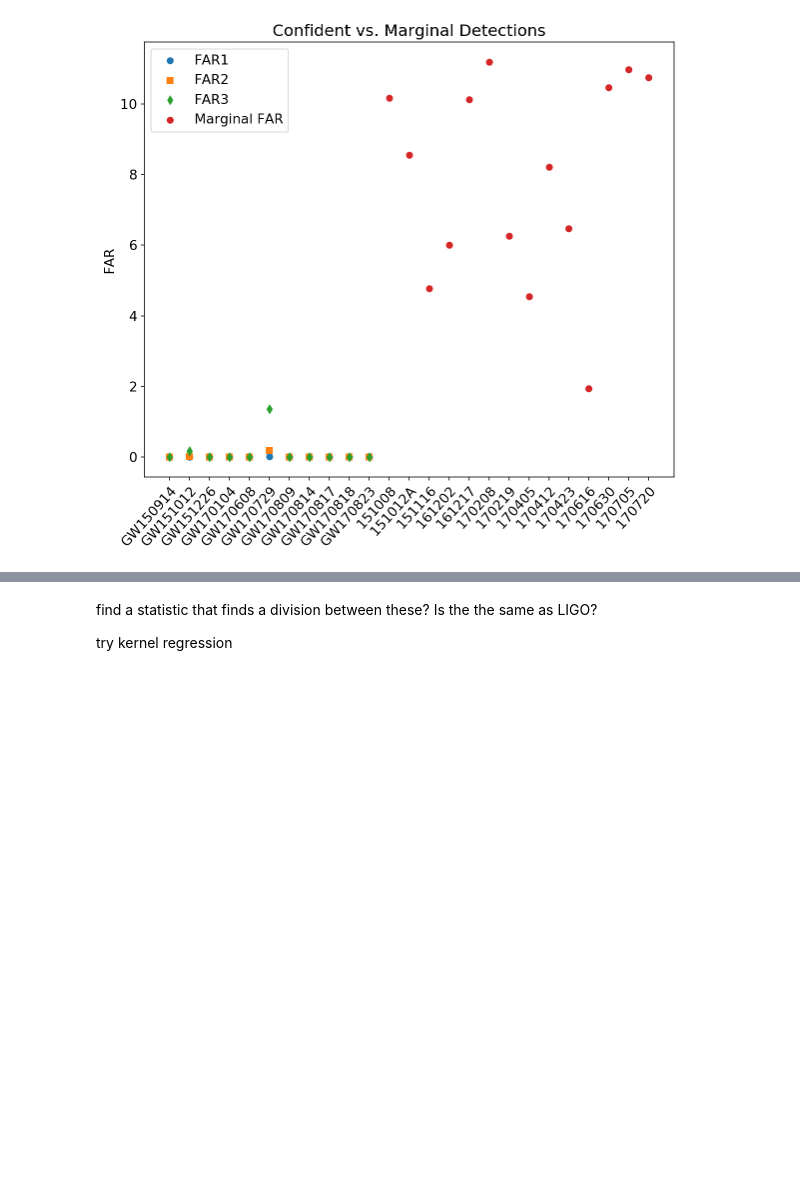
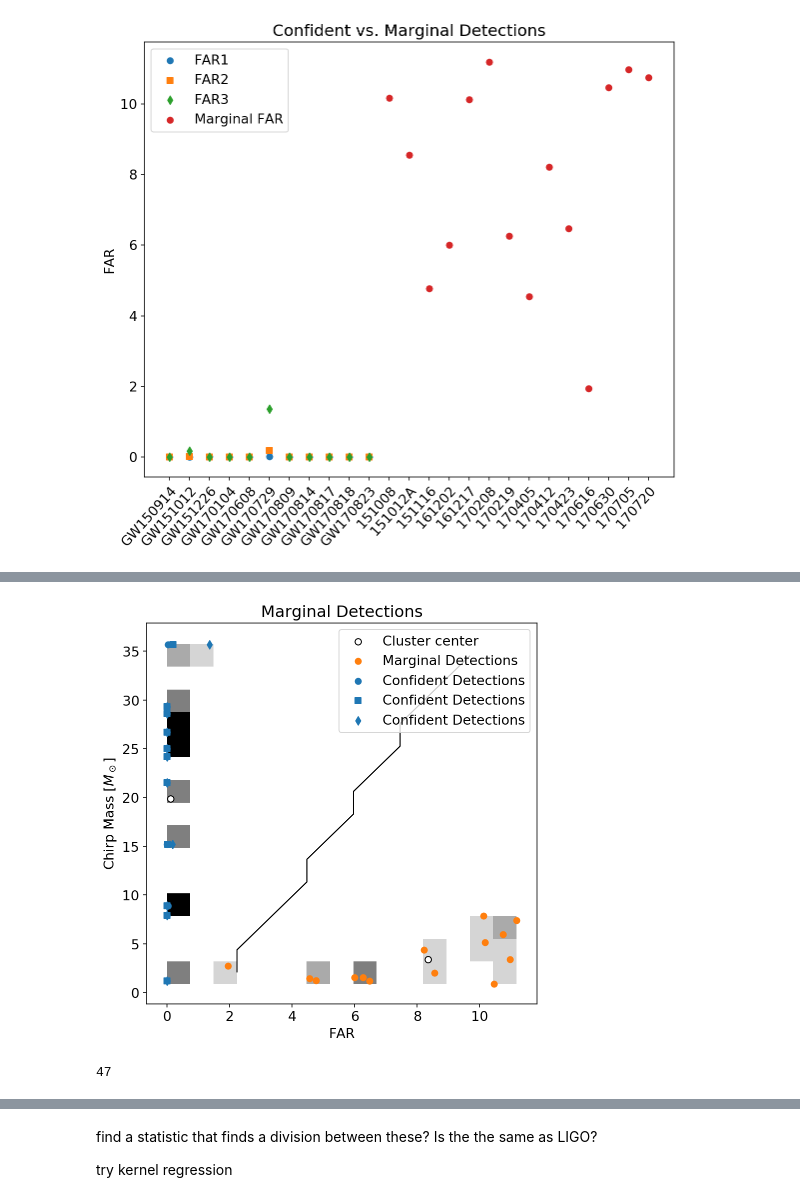
Before and after one commit to charlotteolsen/astrostats_GWproject, a Jupyter notebook: GW_project_massplots.ipynb, the cells around one changed output, grey strips where cells are left out. Saved outputs shown, nothing was run; the diff lists cells and outputs as text; code cells hidden in the pictures; blank space fills up the shorter version.

```diff
--- a/GW_project_massplots.ipynb
+++ b/GW_project_massplots.ipynb
@@ -644,0 +678,77 @@ plt.savefig('Marg_chirpvsnr.pdf')
+# %%
+#######  Apply k-means to SNR-chirp plot  #######
+#######  -- Based on Charlotte's code
+#################################################
+
+# append the two into one array
+all_mass = mg_mass + c_mass + c_mass + c_mass
+all_snr = mg_snr + snr1_conf + snr2_conf + snr3_conf
+all_far = mg_far + far1_conf + far2_conf + far3_conf
+#plt.plot(all_snr,all_mass,'.')
+
+
+#####  Start k-means
+
+nbins = 15
+
+X = np.vstack([all_far, all_mass]).T
+
+# Compute a 2D histogram  of the input
+H, far_bins, mass_bins = np.histogram2d(all_far, all_mass, nbins)
+
+
+# Compute the KMeans clustering
+n_clusters = 2
+scaler = sklearn.preprocessing.StandardScaler()
+clf = KMeans(n_clusters)
+clf.fit(scaler.fit_transform(X))
+
+# Visualize the results
+fig, ax = plt.subplots(figsize=(7, 7))
+#ax = fig.add_subplot()
+
+# plot density
+ax = plt.axes()
+ax.imshow(H.T, origin='lower', interpolation='nearest', aspect='auto',
+          extent=[far_bins[0], far_bins[-1],
+                  mass_bins[0], mass_bins[-1]],
+          cmap=plt.cm.binary)
+
+# plot cluster centers
+cluster_centers = scaler.inverse_transform(clf.cluster_centers_)
+ax.scatter(cluster_centers[:, 0], cluster_centers[:, 1],
+           s=40, c='w', edgecolors='k', label = 'Cluster center')
+
+# plot cluster boundaries
+far_centers = 0.5 * (far_bins[1:] + far_bins[:-1])
+mass_centers = 0.5 * (mass_bins[1:] + mass_bins[:-1])
+
+Xgrid = np.meshgrid(far_centers, mass_centers)
+
+Xgrid = np.array(Xgrid).reshape((2, nbins*nbins)).T
+
+H = clf.predict(scaler.transform(Xgrid)).reshape((nbins, nbins))
+
+for i in range(n_clusters):
+    Hcp = H.copy()
+    flag = (Hcp == i)
+    Hcp[flag] = 1
+    Hcp[~flag] = 0
+
+    ax.contour(far_centers, mass_centers, Hcp, [-0.5, 0.5],
+               linewidths=1, colors='k')
+ax.scatter(mg_far, mg_mass, label='Marginal Detections', color = 'C1')
+ax.scatter(far1_conf, c_mass, label= 'Confident Detections', color = 'C0', marker = 'o')
+ax.scatter(far2_conf, c_mass, label= 'Confident Detections', color = 'C0', marker = 's')
+ax.scatter(far3_conf, c_mass, label= 'Confident Detections', color = 'C0', marker = 'd')
+ax.legend()#frameon = False)
+ax.set_xlabel(r'FAR')
+ax.set_ylabel(r'Chirp Mass $[M_\odot]$')
+plt.title('Marginal Detections')
+plt.savefig('Marg_chirpvfar_kmeans.pdf')
+# %% [output]
+[figure, added]
+# %%
+print(len(all_snr))
+# %% [output]
+47
```
Also changed, not shown: parts of 9 cells of this notebook.
